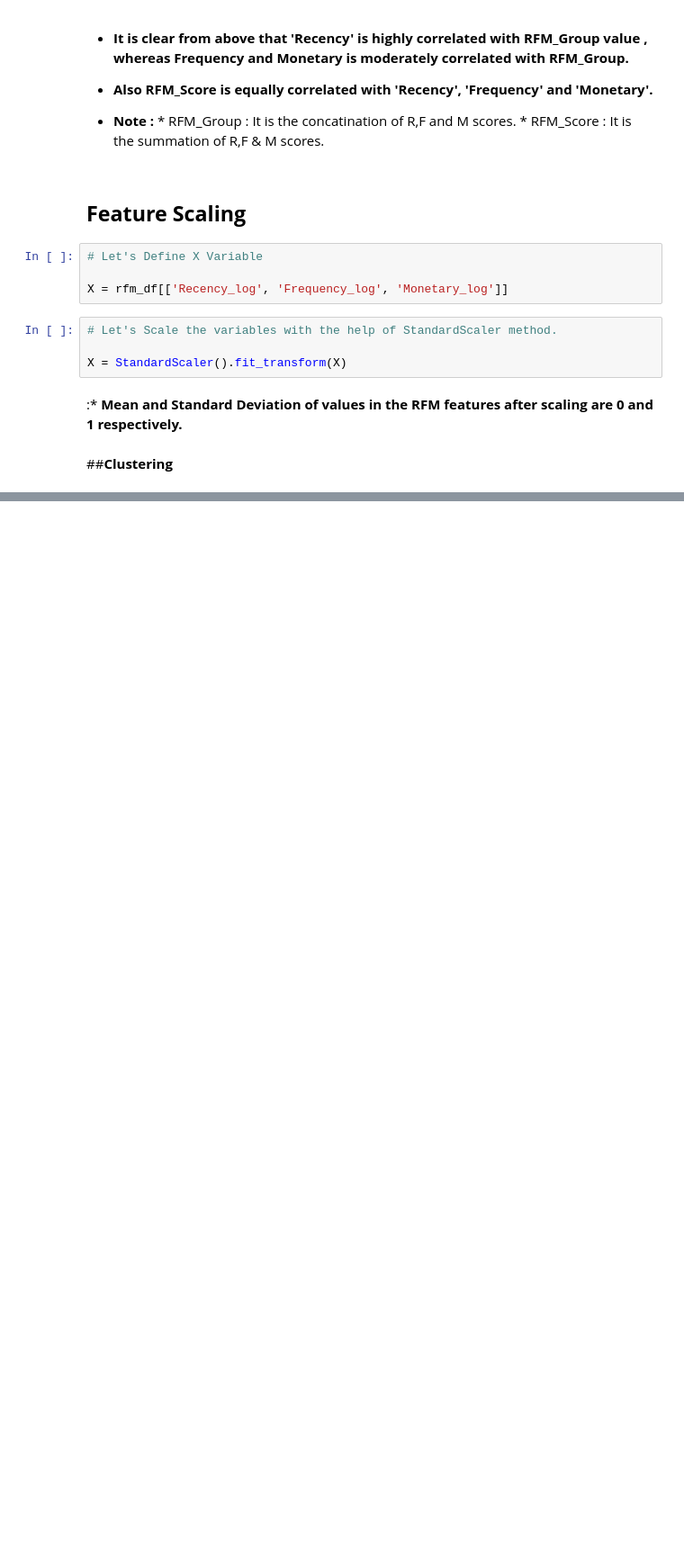
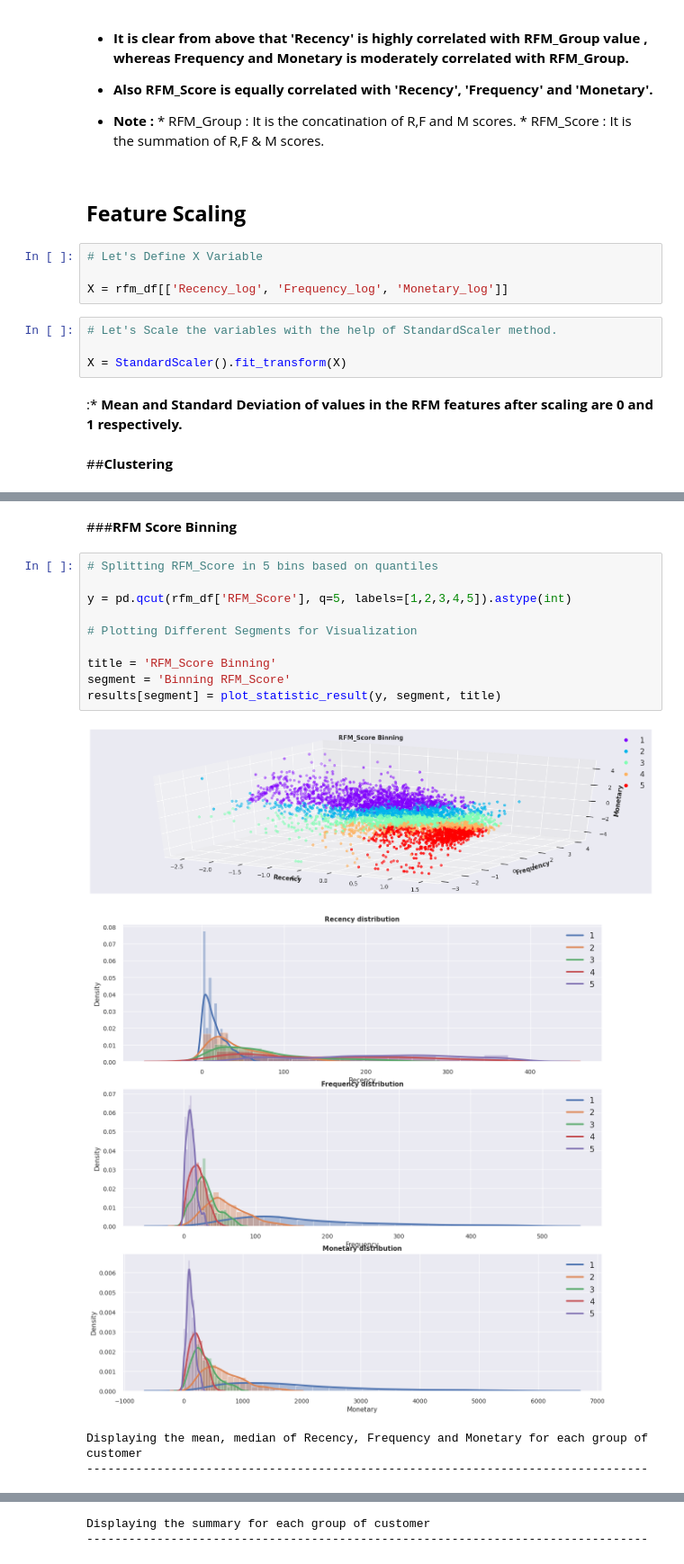
Before and after one commit to DhibarSumit10/Online-Retail-Customer-Segmentation, a Jupyter notebook: Online_Retail_Customer_Segmentation_Capstone_Project.ipynb, the cells around one changed output, grey strips where cells are left out. Shown at 90% size. Cells and saved outputs as stored; diff of their text form; blank space fills up the shorter version.

```diff
--- a/Online_Retail_Customer_Segmentation_Capstone_Project.ipynb
+++ b/Online_Retail_Customer_Segmentation_Capstone_Project.ipynb
@@ -762,0 +1097,17 @@ def plot_statistic_result(y, segment, title):
+# %% [markdown]
+###**RFM Score Binning**
+# %%
+# Splitting RFM_Score in 5 bins based on quantiles
+
+y = pd.qcut(rfm_df['RFM_Score'], q=5, labels=[1,2,3,4,5]).astype(int)
+
+# Plotting Different Segments for Visualization
+
+title = 'RFM_Score Binning'
+segment = 'Binning RFM_Score'
+results[segment] = plot_statistic_result(y, segment, title)
+# %% [output]
+[figure, added]
+[figure, added]
+Displaying the mean, median of Recency, Frequency and Monetary for each group of customer
+--------------------------------------------------------------------------------
@@ -762,0 +1120,2 @@ def plot_statistic_result(y, segment, title):
+Displaying the summary for each group of customer
+--------------------------------------------------------------------------------
```
Also changed, not shown: parts of 54 cells of this notebook.
